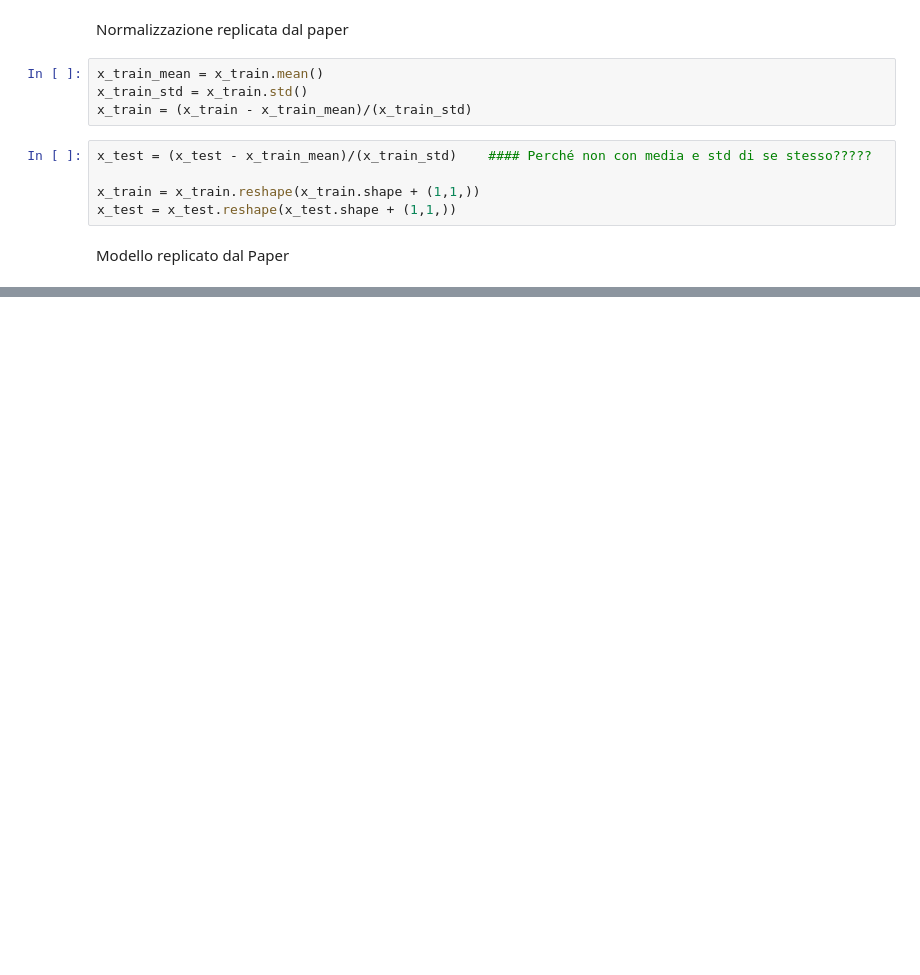
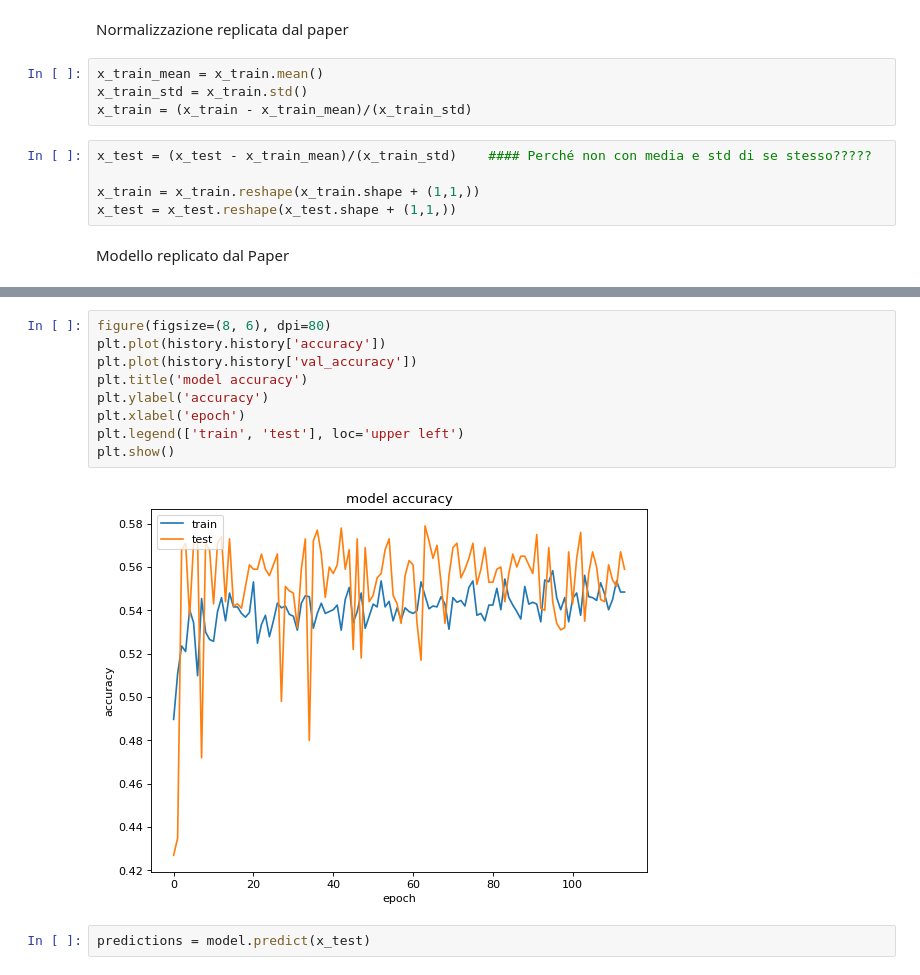
Before and after one commit to VitoZac96/Thesis_public, a Jupyter notebook: Baseline_CNN.ipynb, the cells around one changed output, grey strips where cells are left out. Cells and saved outputs as stored; diff of their text form; blank space fills up the shorter version.

```diff
--- a/Baseline_CNN.ipynb
+++ b/Baseline_CNN.ipynb
@@ -119,0 +161,13 @@ max(hist.history['val_accuracy'])
+# %%
+figure(figsize=(8, 6), dpi=80)
+plt.plot(history.history['accuracy'])
+plt.plot(history.history['val_accuracy'])
+plt.title('model accuracy')
+plt.ylabel('accuracy')
+plt.xlabel('epoch')
+plt.legend(['train', 'test'], loc='upper left')
+plt.show()
+# %% [output]
+[figure, added]
+# %%
+predictions = model.predict(x_test)
```
Also changed, not shown: parts of 9 cells of this notebook.
